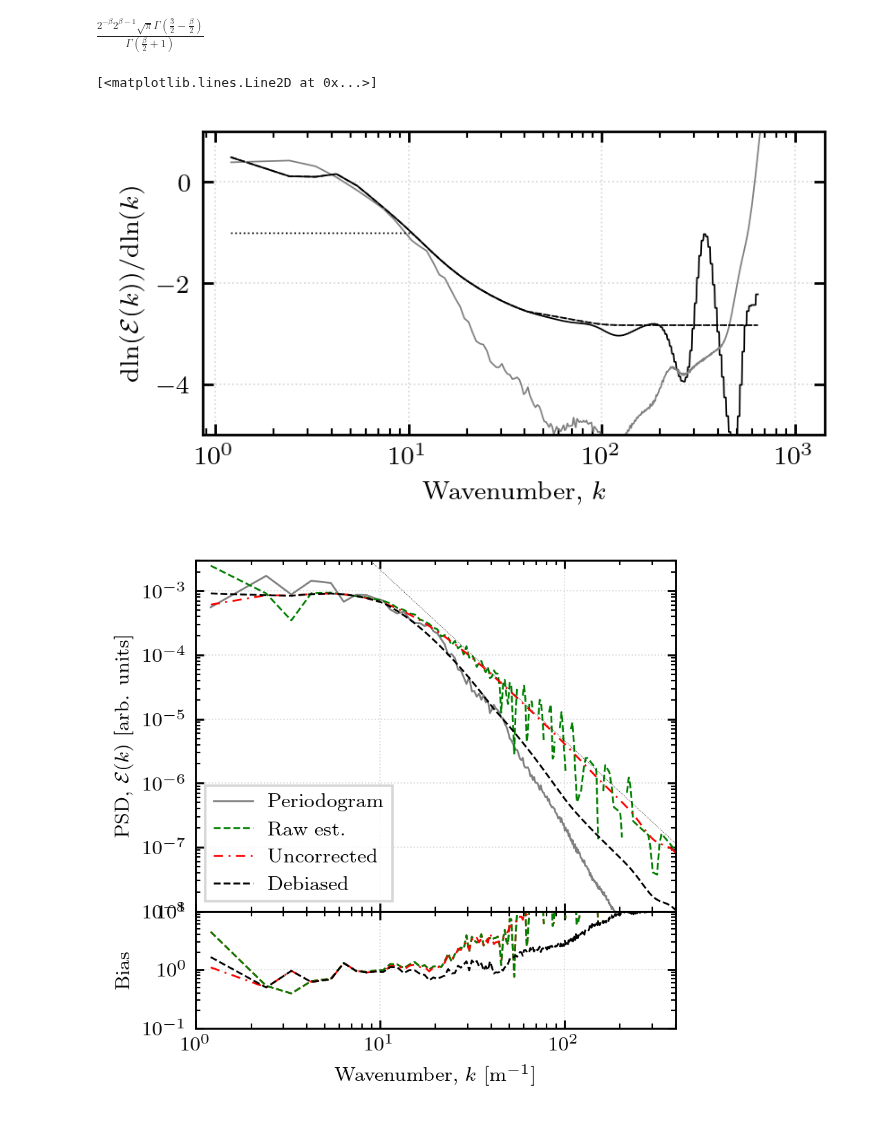
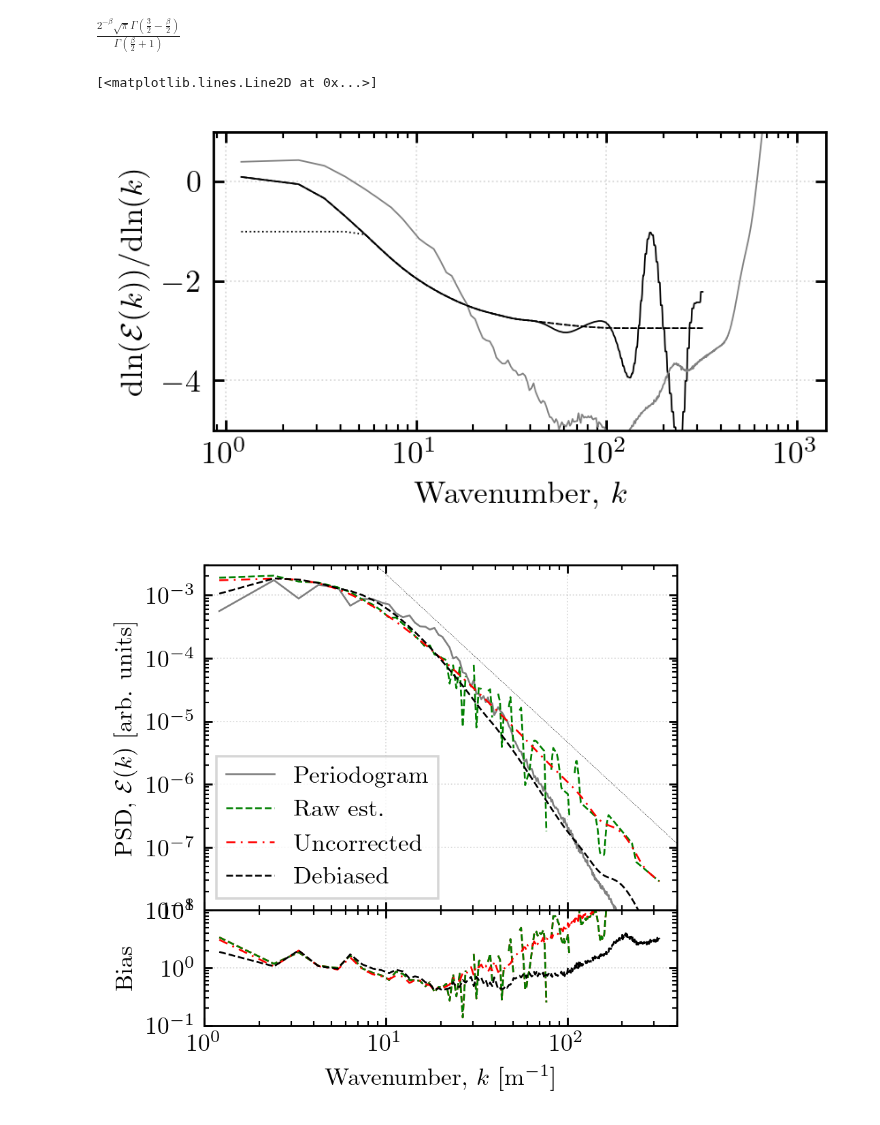
Before and after one commit to mab68/Kea, a Jupyter notebook: SF_paper/compare_sf_sim_2048.ipynb, the cells around one changed output. Saved outputs shown, nothing was run; the diff lists cells and outputs as text; code cells hidden in the pictures.

```diff
--- a/SF_paper/compare_sf_sim_2048.ipynb
+++ b/SF_paper/compare_sf_sim_2048.ipynb
@@ -162,7 +163,7 @@ ko, feko, w = spectra_base.spectrum_integrate(kD, fekD, spec_type='omni', lenn=p
 # %%
 from Kea.statistics.spectra import strfn_spectra
 
-def omni_spectrum(ell, sf2, phys_dims, grid_dims, a=2., b=2.):
+def omni_spectrum(ell, sf2, phys_dims, grid_dims, a=1., b=1.):
 
     _dx = phys_dims[0]/grid_dims[0]
     _dk = 2.*np.pi/phys_dims[0]
@@ -201,7 +202,7 @@ sp_beta = sp.symbols('beta', positive=True, real=True)
 sp_D = sp.symbols('D', positive=True, real=True)
 sp_b = sp.symbols('b', positive=True, real=True)
 spec_bias = sp.S(2)*sp.S(2)**(-sp_beta) * sp_b**(sp_beta - sp.S(1)) * (sp.gamma(sp_D/sp.S(2)) * sp.gamma((sp.S(3) - sp_beta) / sp.S(2))/sp.gamma(sp_D/sp.S(2) + sp_beta/sp.S(2) - sp.Rational(1,2)))
-spec_bias = spec_bias.subs({sp_D: sp.S(3), sp_b: sp.S(2)})
+spec_bias = spec_bias.subs({sp_D: sp.S(3), sp_b: sp.S(1)})
 display(spec_bias)
 
 feko_s = np.exp(SmoothySpec(np.log(feko)))
@@ -215,35 +216,35 @@ ax.plot(ko, omni_alph, color='gray', linestyle='-', linewidth=0.5)
 ax.set_xscale('log')
 ax.yaxis.set_ticks_position('both')
 ax.xaxis.set_ticks_position('both')
 ax.tick_params(axis='y', direction='in')
 ax.tick_params(axis='y', direction='in', which='minor')
 ax.tick_params(axis='x', direction='in')
 ax.tick_params(axis='x', direction='in', which='minor')
 ax.grid(linestyle=':', alpha=0.3, linewidth=0.5, color='gray')
 ax.set_xlabel('Wavenumber, $k$')
 ax.set_ylabel(r'd$\ln({\mathcal{E}}(k))/$d$\ln(k)$')
 ax.set_ylim((-5, 1))
 
 for _ in range(100):
     est_alpha = SmoothySpec(est_alpha, start=40)
 est_alpha[100:] = est_alpha[100]
 for _ in range(5):
     est_alpha = SmoothySpec(est_alpha, start=40)
 ax.plot(k_f2_s, est_alpha, color='black', linestyle='--', linewidth=0.5)
 
 
 bias_factor = []
 for _a in est_alpha:
     est_alpha[est_alpha > -1.01] = -1.01
     est_alpha[est_alpha < -2.99] = -2.99
     bias_factor.append(np.float64(spec_bias.subs({sp_beta: -_a}).evalf()))
 bias_factor = np.array(bias_factor)
 
 ax.plot(k_f2_s, est_alpha, color='black', linestyle=':', linewidth=0.5)
 # %% [output]
-$\displaystyle \frac{2^{- \beta} 2^{\beta - 1} \sqrt{\pi} \Gamma\left(\frac{3}{2} - \frac{\beta}{2}\right)}{\Gamma\left(\frac{\beta}{2} + 1\right)}$
+$\displaystyle \frac{2^{- \beta} \sqrt{\pi} \Gamma\left(\frac{3}{2} - \frac{\beta}{2}\right)}{\Gamma\left(\frac{\beta}{2} + 1\right)}$
 [<matplotlib.lines.Line2D at 0x...>]
-[figure, old version]
+[figure, new version]
 # %%
 
 fig = plt.figure(1, dpi=256, figsize=(3.5, 3.5))
@@ -302,4 +303,4 @@ ax[1].set_ylabel(r'Bias')
 
 fig.align_ylabels()
 # %% [output]
-[figure, old version]
+[figure, new version]
```
Also changed, not shown: parts of 3 cells of this notebook, 3 other files.
